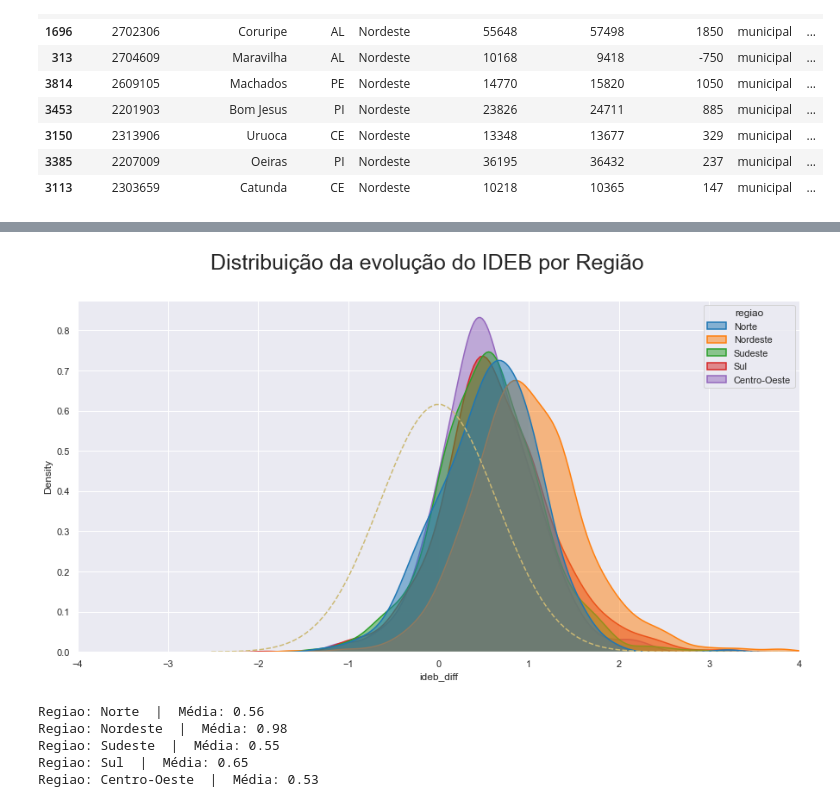
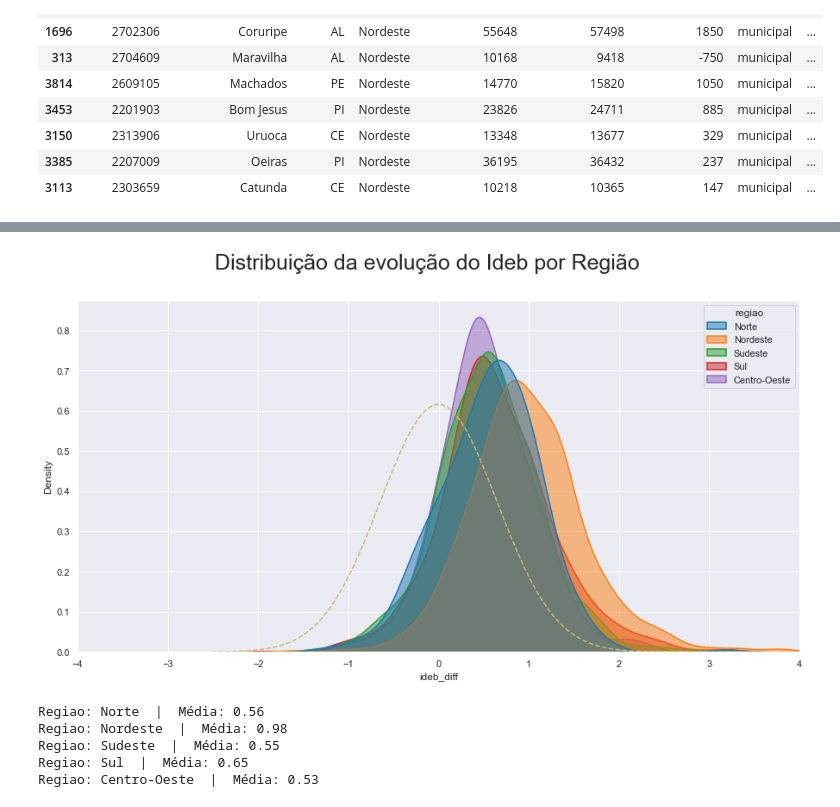
Before and after one commit to UFRJ-Analytica/odd2021, a Jupyter notebook: analises.ipynb, the cells around one changed output, grey strips where cells are left out. Drawn from its saved outputs; the diff is of its cells as text; code cells hidden in the pictures.

```diff
--- a/analises.ipynb
+++ b/analises.ipynb
@@ -398,36 +416,36 @@ ax = sns.kdeplot(data = tabela_rafael,
 media = tabela_rafael["ideb_diff"].mean()
 dp =  tabela_rafael["ideb_diff"].std()
 
 x_ = np.linspace(media - 5*dp, media + 5*dp, 100)
 
 
 plt.plot(x_,
          stats.norm.pdf(x_, 0, dp),
          '--',
          c='y')
 ax.set_xlim(-4, 4)
 
 
 
-fig.suptitle('Distribuição da evolução do IDEB por Região', fontsize=25)
+fig.suptitle('Distribuição da evolução do Ideb por Região', fontsize=25)
 
 
-plt.savefig("./Imagens/dist_ideb_regiao.png")
+plt.savefig("./Imagens/dist_ideb_regiao.png", dpi=400)
 
 #plt.show()
 
 # ax.plot(x_,
 #         lista_medias_municipio,
 #         marker='o',
 #         label='Média')
 
 
 
 # ax.axvline(x=tabela_rafael["ideb_diff"].mean(),linewidth=2, color='r')
 
 #fig.show()
 # %% [output]
-[figure, old version]
+[figure, new version]
 # %%
 for regiao in tabela_rafael["regiao"].unique():
 
```
Also changed, not shown: parts of 20 cells of this notebook, 14 other files.
